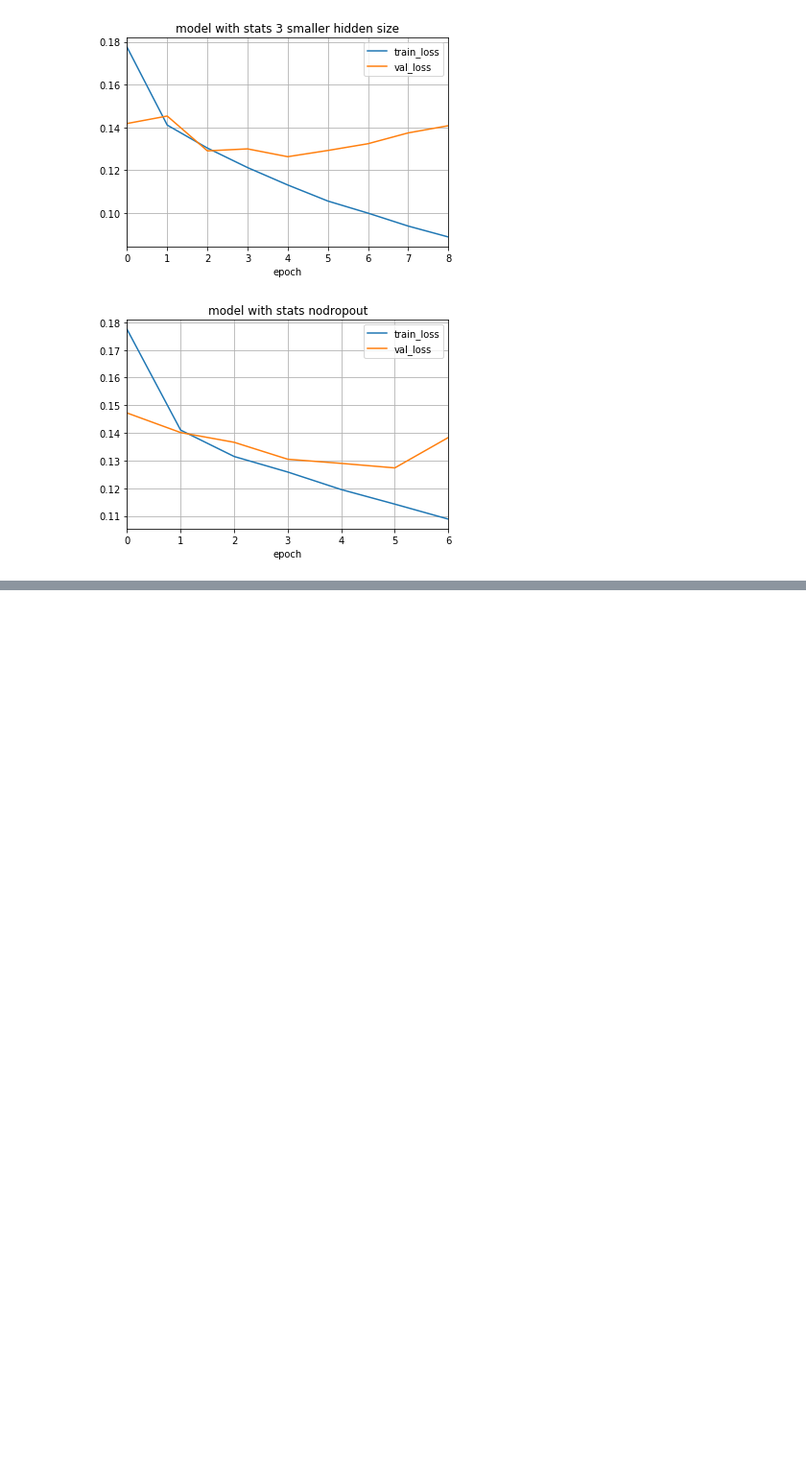
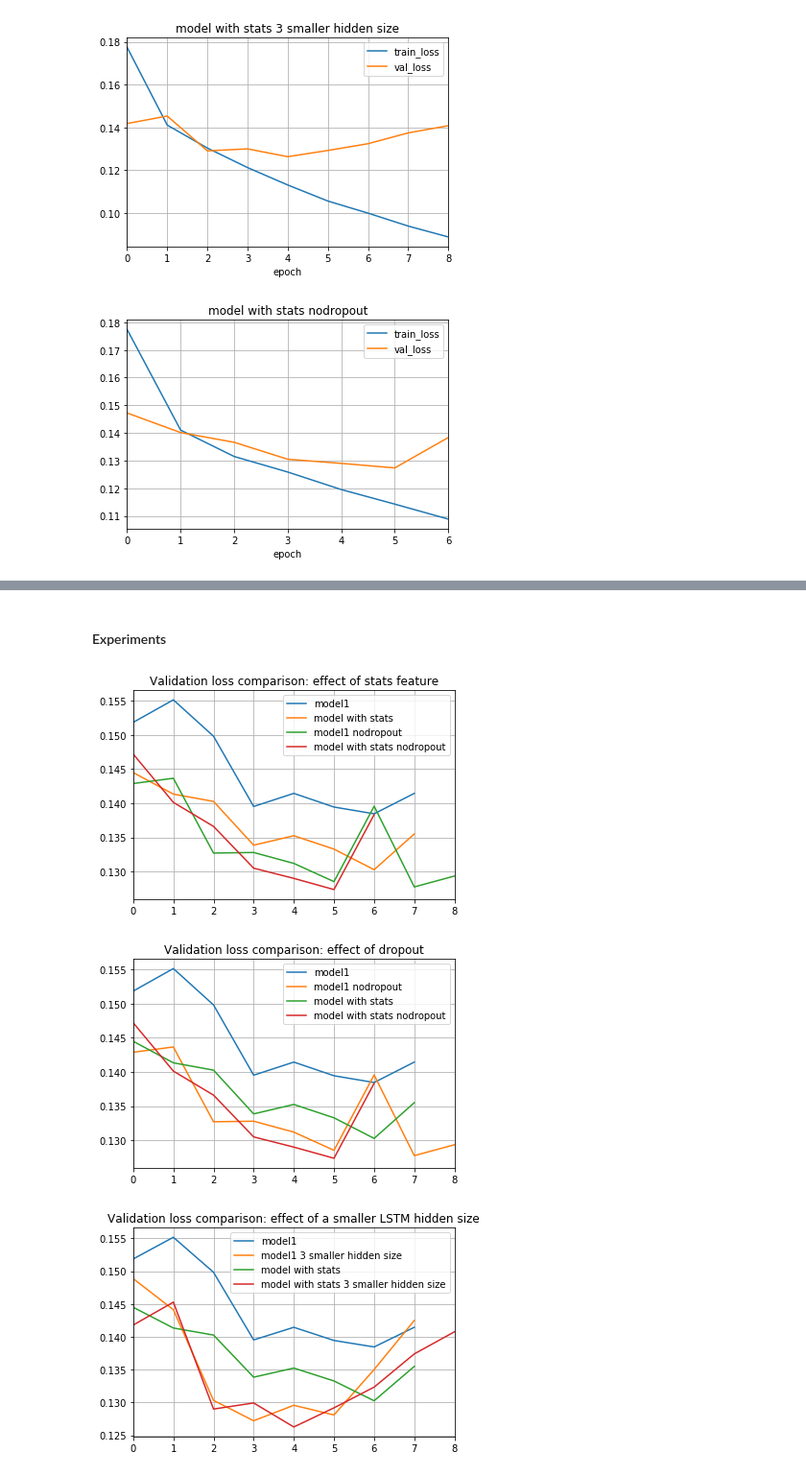
Before and after one commit to ShawnLYU/A-Hybrid-Approach-of-Insincere-Questions-Detection, a Jupyter notebook: jinny/loss_plots.ipynb, the cells around one changed output, grey strips where cells are left out. Shown at 96% size. Saved outputs shown, nothing was run; the diff lists cells and outputs as text; code cells hidden in the pictures; blank space fills up the shorter version.

```diff
--- a/jinny/loss_plots.ipynb
+++ b/jinny/loss_plots.ipynb
@@ -78,0 +124,41 @@ for subdir in subdirs:
+# %%
+def plot_experiment_val_loss(val_loss_df, title, columns):
+    """ Title contains information about the purpose of this experiment.
+    Columns contain the model names that are relevant to this experiment.
+    """
+    plot_df = val_loss_df[columns]
+
+    title = 'Validation loss comparison: ' + title
+
+    figure, ax = plt.subplots()
+
+    plot_df.plot(ax=ax,
+                 title=title,
+                 legend=True,
+                 grid=True)
+# %% [markdown]
+#### Experiments
+# %%
+experiments = {
+#     'effect of stats features with dropout':
+#     ['model1', 'model with stats'],
+#     'effect of stats features without dropout':
+#     ['model1 nodropout', 'model with stats nodropout'],
+#     'effect of dropout without stats features':
+#     ['model1', 'model1 nodropout'],
+#     'effect of dropout with stats features':
+#     ['model with stats', 'model with stats nodropout'],
+    'effect of stats feature':
+    ['model1', 'model with stats', 'model1 nodropout', 'model with stats nodropout'],
+    'effect of dropout':
+    ['model1', 'model1 nodropout', 'model with stats', 'model with stats nodropout'],
+    'effect of a smaller LSTM hidden size':
+    ['model1', 'model1 3 smaller hidden size', 'model with stats', 'model with stats 3 smaller hidden size']
+}
+# %%
+for title, columns in experiments.items():
+    plot_experiment_val_loss(val_loss_df, title, columns)
+# %% [output]
+[figure, added]
+[figure, added]
+[figure, added]
```
Also changed, not shown: parts of 11 cells of this notebook.
